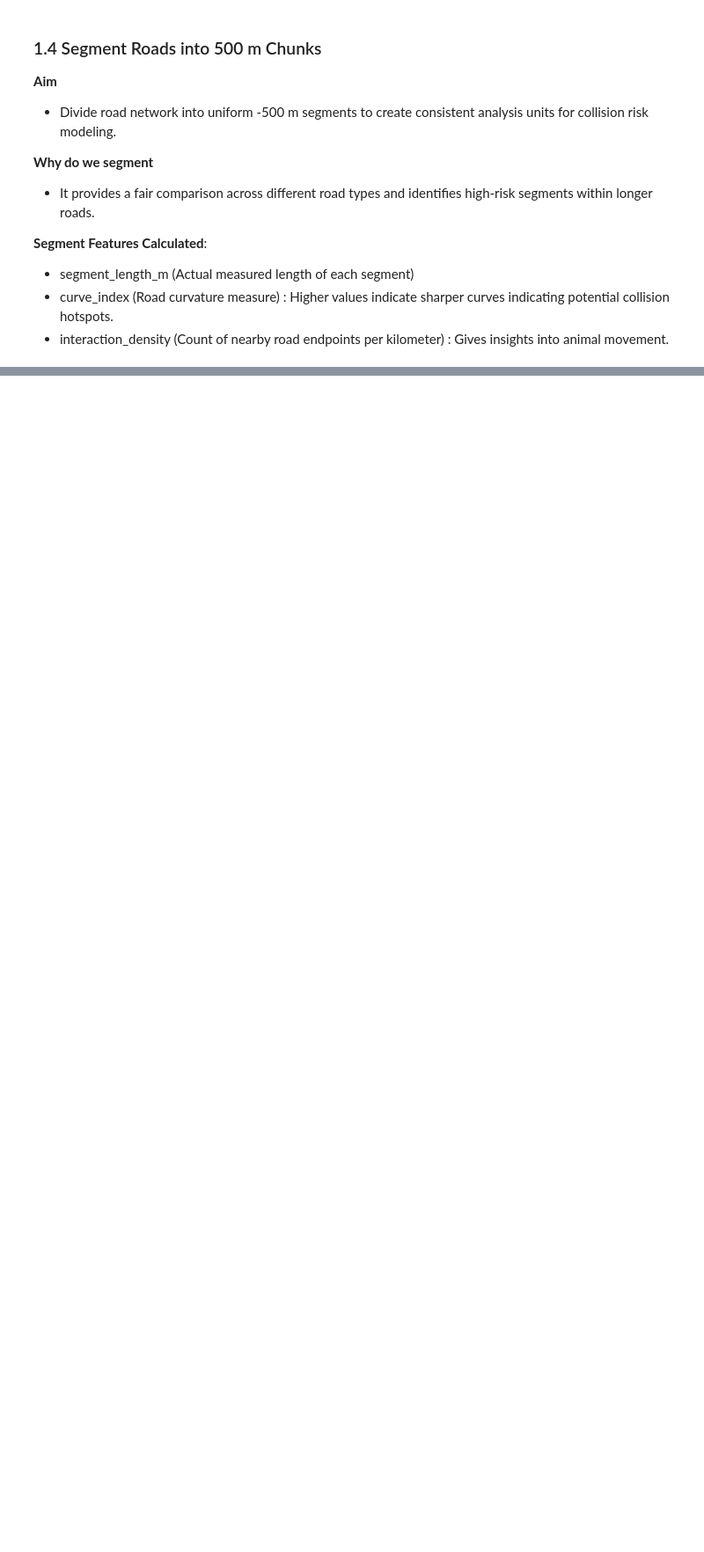
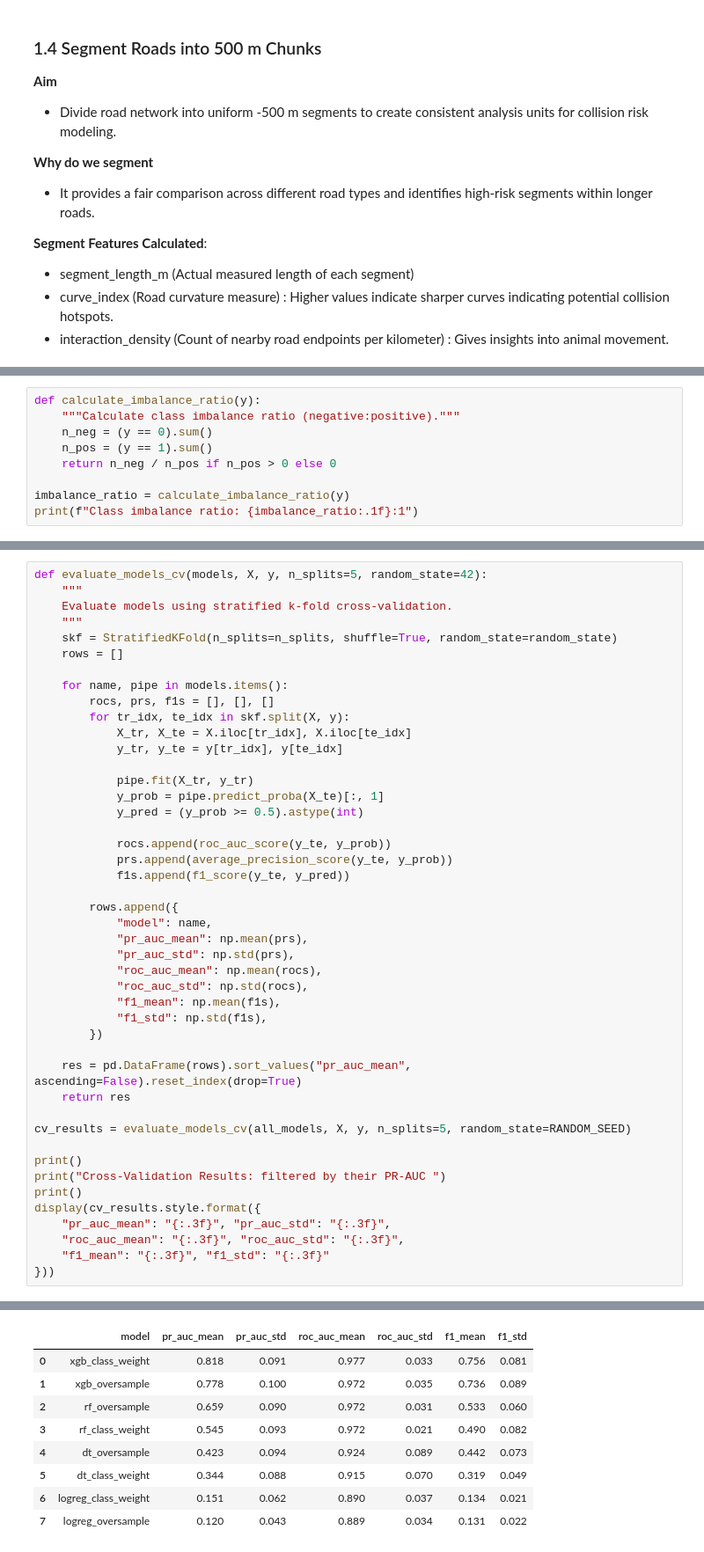
Before and after one commit to smaswin21/predicting-wildlife-collisions, a Jupyter notebook: Individual-Code.ipynb, the cells around one changed output, grey strips where cells are left out. Shown at 88% size. Cells and saved outputs as stored; diff of their text form; blank space fills up the shorter version.

```diff
--- a/Individual-Code.ipynb
+++ b/Individual-Code.ipynb
@@ -329,0 +512,9 @@ roads["is_oneway"]    = roads["oneway"].astype("bool").fillna(False)
+# %%
+def calculate_imbalance_ratio(y):
+    """Calculate class imbalance ratio (negative:positive)."""
+    n_neg = (y == 0).sum()
+    n_pos = (y == 1).sum()
+    return n_neg / n_pos if n_pos > 0 else 0
+
+imbalance_ratio = calculate_imbalance_ratio(y)
+print(f"Class imbalance ratio: {imbalance_ratio:.1f}:1")
@@ -329,0 +652,46 @@ roads["is_oneway"]    = roads["oneway"].astype("bool").fillna(False)
+# %%
+def evaluate_models_cv(models, X, y, n_splits=5, random_state=42):
+    """
+    Evaluate models using stratified k-fold cross-validation.
+    """
+    skf = StratifiedKFold(n_splits=n_splits, shuffle=True, random_state=random_state)
+    rows = []
+
+    for name, pipe in models.items():
+        rocs, prs, f1s = [], [], []
+        for tr_idx, te_idx in skf.split(X, y):
+            X_tr, X_te = X.iloc[tr_idx], X.iloc[te_idx]
+            y_tr, y_te = y[tr_idx], y[te_idx]
+
+            pipe.fit(X_tr, y_tr)
+            y_prob = pipe.predict_proba(X_te)[:, 1]
+            y_pred = (y_prob >= 0.5).astype(int)
+
+            rocs.append(roc_auc_score(y_te, y_prob))
+            prs.append(average_precision_score(y_te, y_prob))
+            f1s.append(f1_score(y_te, y_pred))
+
+        rows.append({
+            "model": name,
+            "pr_auc_mean": np.mean(prs),
+            "pr_auc_std": np.std(prs),
+            "roc_auc_mean": np.mean(rocs),
+            "roc_auc_std": np.std(rocs),
+            "f1_mean": np.mean(f1s),
+            "f1_std": np.std(f1s),
+        })
+
+    res = pd.DataFrame(rows).sort_values("pr_auc_mean", ascending=False).reset_index(drop=True)
+    return res
+
+cv_results = evaluate_models_cv(all_models, X, y, n_splits=5, random_state=RANDOM_SEED)
+
+print()
+print("Cross-Validation Results: filtered by their PR-AUC ")
+print()
+display(cv_results.style.format({
+    "pr_auc_mean": "{:.3f}", "pr_auc_std": "{:.3f}",
+    "roc_auc_mean": "{:.3f}", "roc_auc_std": "{:.3f}",
+    "f1_mean": "{:.3f}", "f1_std": "{:.3f}"
+}))
+# %% [output]
@@ -329,0 +707,9 @@ roads["is_oneway"]    = roads["oneway"].astype("bool").fillna(False)
+|  | model | pr_auc_mean | pr_auc_std | roc_auc_mean | roc_auc_std | f1_mean | f1_std |
+| 0 | xgb_class_weight | 0.818 | 0.091 | 0.977 | 0.033 | 0.756 | 0.081 |
+| 1 | xgb_oversample | 0.778 | 0.100 | 0.972 | 0.035 | 0.736 | 0.089 |
+| 2 | rf_oversample | 0.659 | 0.090 | 0.972 | 0.031 | 0.533 | 0.060 |
+| 3 | rf_class_weight | 0.545 | 0.093 | 0.972 | 0.021 | 0.490 | 0.082 |
+| 4 | dt_oversample | 0.423 | 0.094 | 0.924 | 0.089 | 0.442 | 0.073 |
+| 5 | dt_class_weight | 0.344 | 0.088 | 0.915 | 0.070 | 0.319 | 0.049 |
+| 6 | logreg_class_weight | 0.151 | 0.062 | 0.890 | 0.037 | 0.134 | 0.021 |
+| 7 | logreg_oversample | 0.120 | 0.043 | 0.889 | 0.034 | 0.131 | 0.022 |
```
Also changed, not shown: parts of 25 cells of this notebook, 1 other file.
